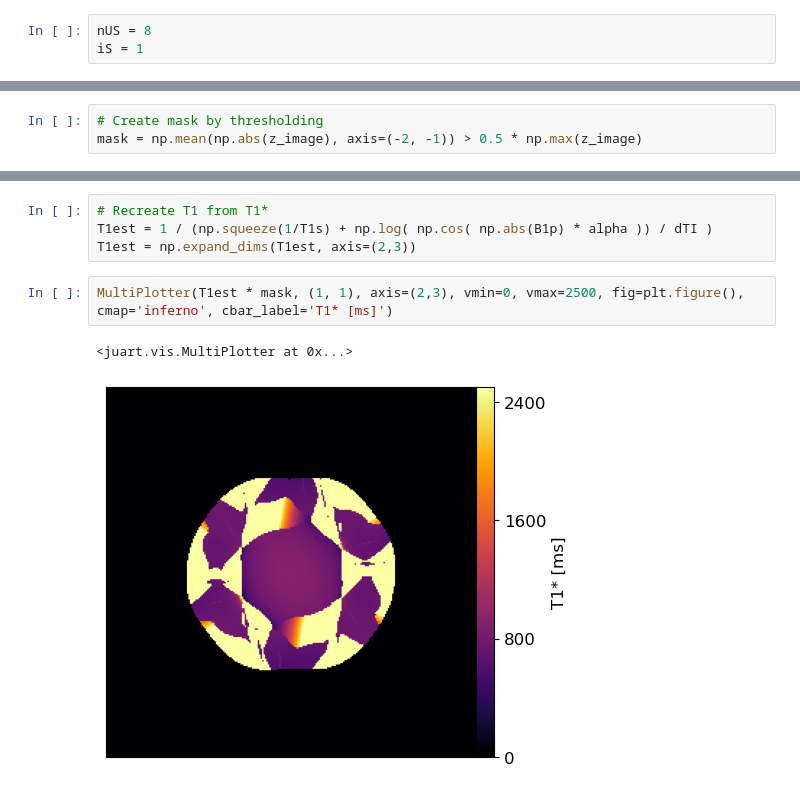
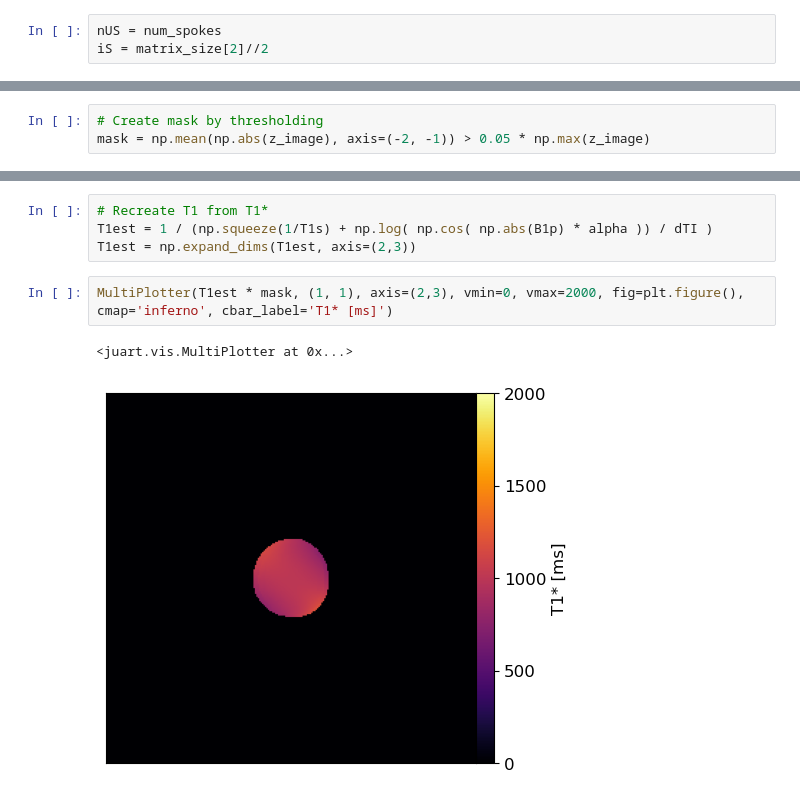
Before and after one commit to jumri-project/juart, a Jupyter notebook: notebooks/quantify_simulated_data.ipynb, the cells around one changed output, grey strips where cells are left out. Cells and saved outputs as stored; diff of their text form.

```diff
--- a/notebooks/quantify_simulated_data.ipynb
+++ b/notebooks/quantify_simulated_data.ipynb
@@ -75,8 +75,8 @@ with h5py.File(os.path.join('..', 'LocalData', 'Simulations', 'qrage_info.h5'),
 # %% [markdown]
 ## Load Reonstructed Image
 # %%
-nUS = 8
-iS = 1
+nUS = num_spokes
+iS = matrix_size[2]//2
 # %%
 filepath = '/workspaces/juart-dev'
 # filepath = '/home/jovyan/juart-dev'
@@ -117,7 +117,7 @@ Excitation flip ange FA = 5
 alpha = np.deg2rad(FA)
 # %%
 # Create mask by thresholding
-mask = np.mean(np.abs(z_image), axis=(-2, -1)) > 0.5 * np.max(z_image)
+mask = np.mean(np.abs(z_image), axis=(-2, -1)) > 0.05 * np.max(z_image)
 # %%
 # fill potential holes in the mask
 mask = binary_fill_holes(np.squeeze(mask))
@@ -158,8 +158,8 @@ B1p = 1
 T1est = 1 / (np.squeeze(1/T1s) + np.log( np.cos( np.abs(B1p) * alpha )) / dTI )
 T1est = np.expand_dims(T1est, axis=(2,3))
 # %%
-MultiPlotter(T1est * mask, (1, 1), axis=(2,3), vmin=0, vmax=2500, fig=plt.figure(), cmap='inferno', cbar_label='T1* [ms]')
+MultiPlotter(T1est * mask, (1, 1), axis=(2,3), vmin=0, vmax=2000, fig=plt.figure(), cmap='inferno', cbar_label='T1* [ms]')
 # %% [output]
 <juart.vis.MultiPlotter at 0x...>
-[figure, old version]
+[figure, new version]
 # %%
```
Also changed, not shown: parts of 4 cells of this notebook, 6 other files.
